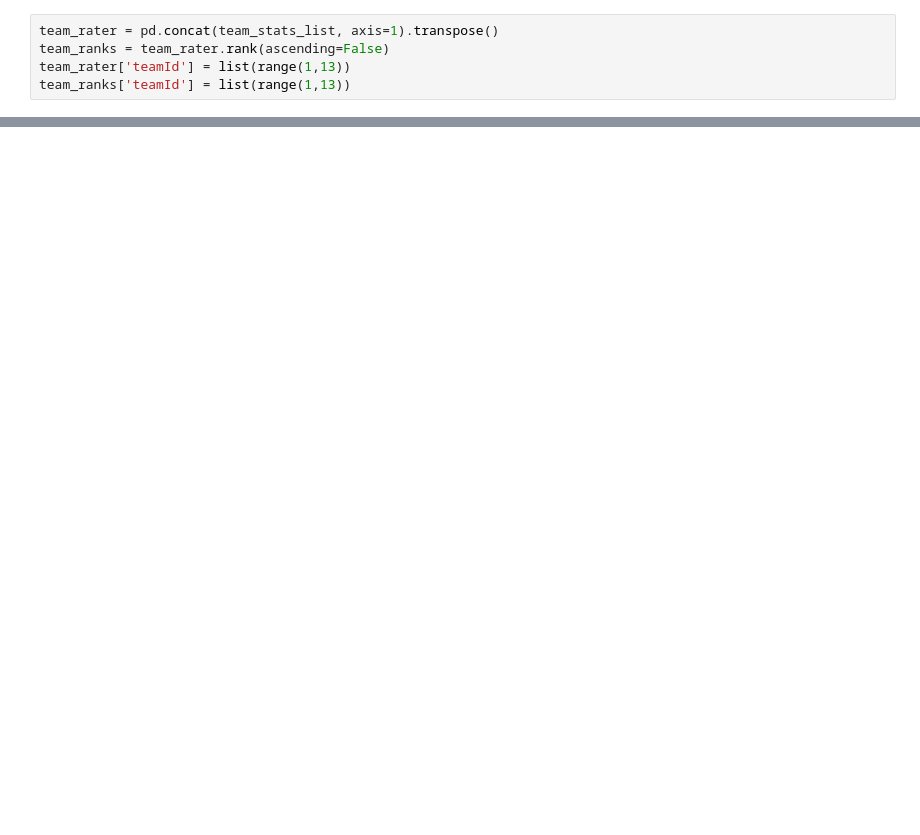
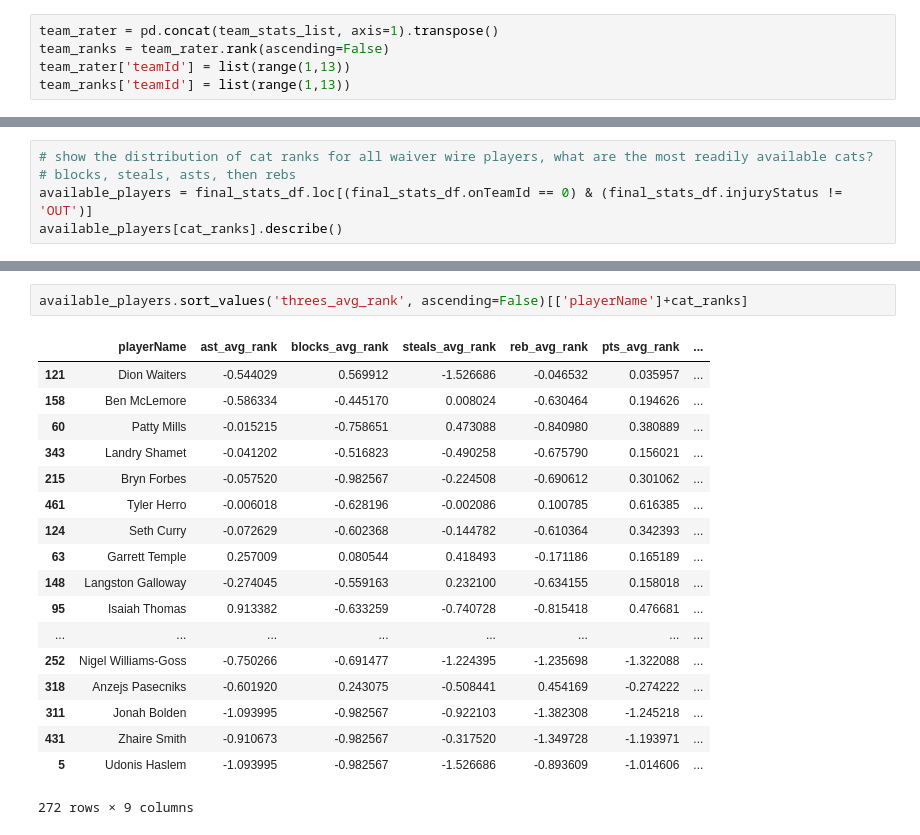
Before and after one commit to codyschank/cluj, a Jupyter notebook: Player rater.ipynb, the cells around one changed output, grey strips where cells are left out. Drawn from its saved outputs; the diff is of its cells as text; blank space fills up the shorter version.

```diff
--- a/Player rater.ipynb
+++ b/Player rater.ipynb
@@ -104,0 +118,5 @@ team_rater
+# %%
+# show the distribution of cat ranks for all waiver wire players, what are the most readily available cats?
+# blocks, steals, asts, then rebs
+available_players = final_stats_df.loc[(final_stats_df.onTeamId == 0) & (final_stats_df.injuryStatus != 'OUT')]
+available_players[cat_ranks].describe()
@@ -104,0 +133,21 @@ team_rater
+# %%
+available_players.sort_values('threes_avg_rank', ascending=False)[['playerName']+cat_ranks]
+# %% [output]
+|  | playerName | ast_avg_rank | blocks_avg_rank | steals_avg_rank | reb_avg_rank | pts_avg_rank | ... |
+| 121 | Dion Waiters | -0.544029 | 0.569912 | -1.526686 | -0.046532 | 0.035957 | ... |
+| 158 | Ben McLemore | -0.586334 | -0.445170 | 0.008024 | -0.630464 | 0.194626 | ... |
+| 60 | Patty Mills | -0.015215 | -0.758651 | 0.473088 | -0.840980 | 0.380889 | ... |
+| 343 | Landry Shamet | -0.041202 | -0.516823 | -0.490258 | -0.675790 | 0.156021 | ... |
+| 215 | Bryn Forbes | -0.057520 | -0.982567 | -0.224508 | -0.690612 | 0.301062 | ... |
+| 461 | Tyler Herro | -0.006018 | -0.628196 | -0.002086 | 0.100785 | 0.616385 | ... |
+| 124 | Seth Curry | -0.072629 | -0.602368 | -0.144782 | -0.610364 | 0.342393 | ... |
+| 63 | Garrett Temple | 0.257009 | 0.080544 | 0.418493 | -0.171186 | 0.165189 | ... |
+| 148 | Langston Galloway | -0.274045 | -0.559163 | 0.232100 | -0.634155 | 0.158018 | ... |
+| 95 | Isaiah Thomas | 0.913382 | -0.633259 | -0.740728 | -0.815418 | 0.476681 | ... |
+| ... | ... | ... | ... | ... | ... | ... | ... |
+| 252 | Nigel Williams-Goss | -0.750266 | -0.691477 | -1.224395 | -1.235698 | -1.322088 | ... |
+| 318 | Anzejs Pasecniks | -0.601920 | 0.243075 | -0.508441 | 0.454169 | -0.274222 | ... |
+| 311 | Jonah Bolden | -1.093995 | -0.982567 | -0.922103 | -1.382308 | -1.245218 | ... |
+| 431 | Zhaire Smith | -0.910673 | -0.982567 | -0.317520 | -1.349728 | -1.193971 | ... |
+| 5 | Udonis Haslem | -1.093995 | -0.982567 | -1.526686 | -0.893609 | -1.014606 | ... |
+272 rows × 9 columns
```
Also changed, not shown: parts of 7 cells of this notebook, 3 other files.
